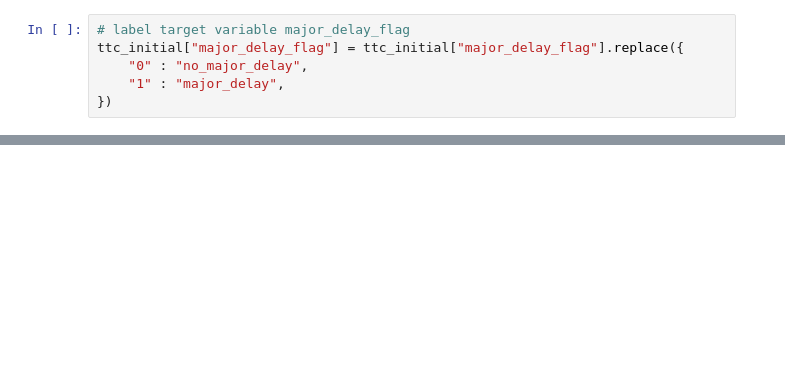
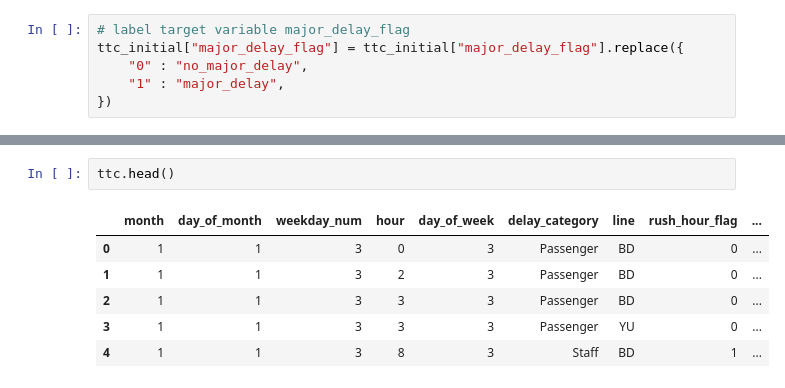
Before and after one commit to shahab-malik748/ml13-ttc-delays-project, a Jupyter notebook: src_files/Classification.ipynb, the cells around one changed output, grey strips where cells are left out. Drawn from its saved outputs; the diff is of its cells as text; blank space fills up the shorter version.

```diff
--- a/src_files/Classification.ipynb
+++ b/src_files/Classification.ipynb
@@ -40,0 +49,9 @@ ttc=ttc_initial[['month','day_of_month','hour','day_of_week','line','major_delay
+# %%
+ttc.head()
+# %% [output]
+|  | month | day_of_month | weekday_num | hour | day_of_week | delay_category | line | rush_hour_flag | ... |
+| 0 | 1 | 1 | 3 | 0 | 3 | Passenger | BD | 0 | ... |
+| 1 | 1 | 1 | 3 | 2 | 3 | Passenger | BD | 0 | ... |
+| 2 | 1 | 1 | 3 | 3 | 3 | Passenger | BD | 0 | ... |
+| 3 | 1 | 1 | 3 | 3 | 3 | Passenger | YU | 0 | ... |
+| 4 | 1 | 1 | 3 | 8 | 3 | Staff | BD | 1 | ... |
```
Also changed, not shown: parts of 5 cells of this notebook.
